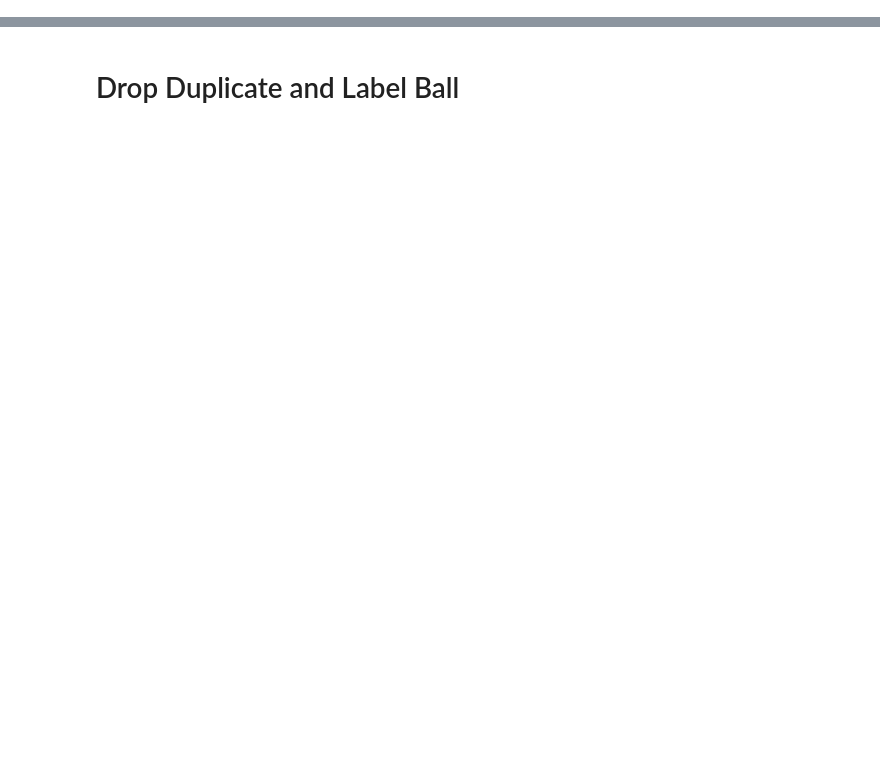
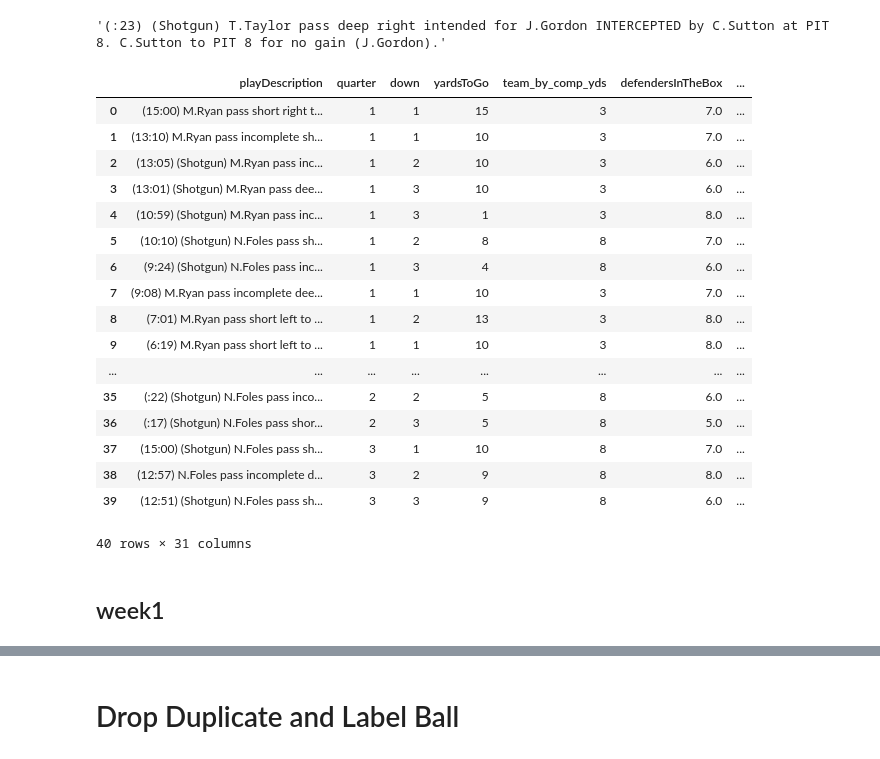
Before and after one commit to Fourth-and-Four/NFL-Big-Data-Bowl-2021, a Jupyter notebook: gn_phase2.ipynb, the cells around one changed output, grey strips where cells are left out. Drawn from its saved outputs; the diff is of its cells as text; code cells hidden in the pictures; blank space fills up the shorter version.

```diff
--- a/gn_phase2.ipynb
+++ b/gn_phase2.ipynb
@@ -8,0 +52,3 @@ import matplotlib.pyplot as plt
+# %%
+#read in csv
+plays = prep_plays.prep_plays_for_weeks()
@@ -8,0 +87,27 @@ import matplotlib.pyplot as plt
+# %%
+plays.playDescription[140]
+# %% [output]
+'(:23) (Shotgun) T.Taylor pass deep right intended for J.Gordon INTERCEPTED by C.Sutton at PIT 8. C.Sutton to PIT 8 for no gain (J.Gordon).'
+# %%
+plays.head(40)
+# %% [output]
+|  | playDescription | quarter | down | yardsToGo | team_by_comp_yds | defendersInTheBox | ... |
+| 0 | (15:00) M.Ryan pass short right t... | 1 | 1 | 15 | 3 | 7.0 | ... |
+| 1 | (13:10) M.Ryan pass incomplete sh... | 1 | 1 | 10 | 3 | 7.0 | ... |
+| 2 | (13:05) (Shotgun) M.Ryan pass inc... | 1 | 2 | 10 | 3 | 6.0 | ... |
+| 3 | (13:01) (Shotgun) M.Ryan pass dee... | 1 | 3 | 10 | 3 | 6.0 | ... |
+| 4 | (10:59) (Shotgun) M.Ryan pass inc... | 1 | 3 | 1 | 3 | 8.0 | ... |
+| 5 | (10:10) (Shotgun) N.Foles pass sh... | 1 | 2 | 8 | 8 | 7.0 | ... |
+| 6 | (9:24) (Shotgun) N.Foles pass inc... | 1 | 3 | 4 | 8 | 6.0 | ... |
+| 7 | (9:08) M.Ryan pass incomplete dee... | 1 | 1 | 10 | 3 | 7.0 | ... |
+| 8 | (7:01) M.Ryan pass short left to ... | 1 | 2 | 13 | 3 | 8.0 | ... |
+| 9 | (6:19) M.Ryan pass short left to ... | 1 | 1 | 10 | 3 | 8.0 | ... |
+| ... | ... | ... | ... | ... | ... | ... | ... |
+| 35 | (:22) (Shotgun) N.Foles pass inco... | 2 | 2 | 5 | 8 | 6.0 | ... |
+| 36 | (:17) (Shotgun) N.Foles pass shor... | 2 | 3 | 5 | 8 | 5.0 | ... |
+| 37 | (15:00) (Shotgun) N.Foles pass sh... | 3 | 1 | 10 | 8 | 7.0 | ... |
+| 38 | (12:57) N.Foles pass incomplete d... | 3 | 2 | 9 | 8 | 8.0 | ... |
+| 39 | (12:51) (Shotgun) N.Foles pass sh... | 3 | 3 | 9 | 8 | 6.0 | ... |
+40 rows × 31 columns
+# %% [markdown]
+## week1
```
Also changed, not shown: parts of 78 cells of this notebook.
